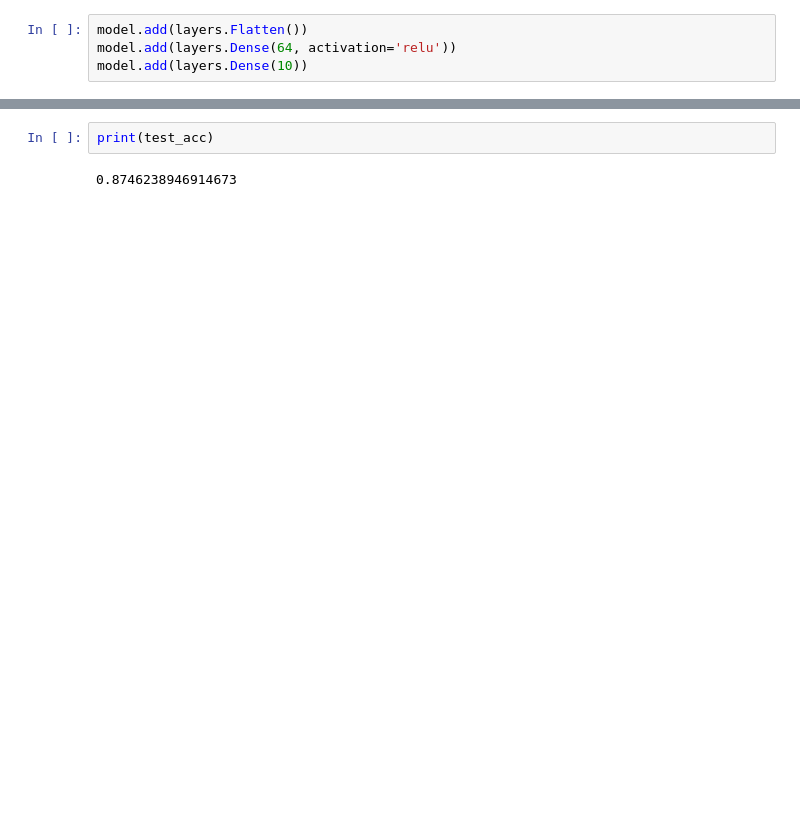
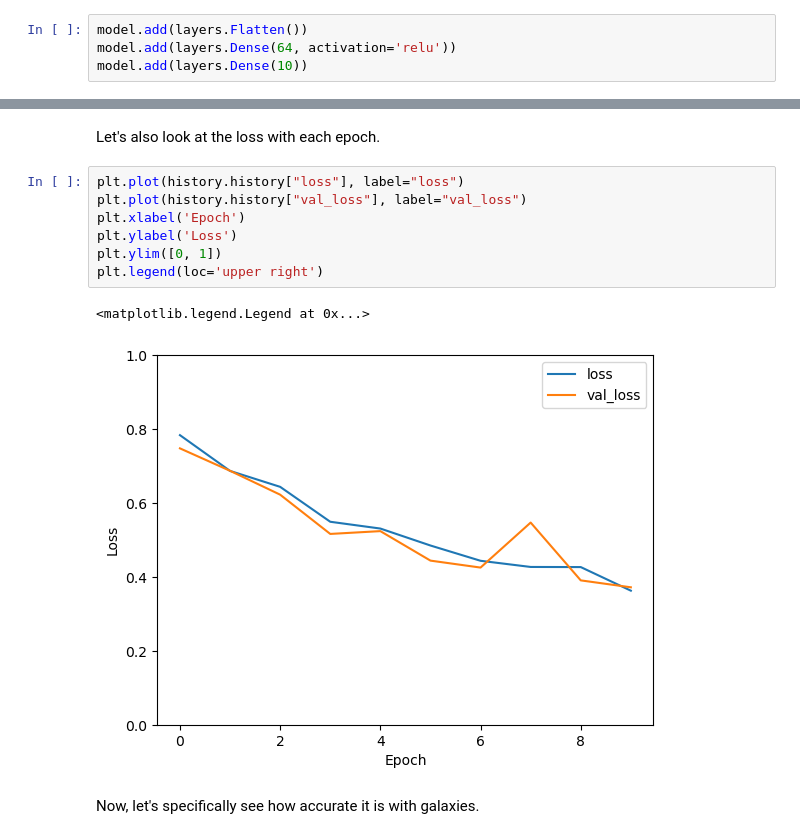
Before and after one commit to pavalos6401/ml-term-project, a Jupyter notebook: cnn.ipynb, the cells around one changed output, grey strips where cells are left out. Drawn from its saved outputs; the diff is of its cells as text; blank space fills up the shorter version.

```diff
--- a/cnn.ipynb
+++ b/cnn.ipynb
@@ -118,5 +212,15 @@ test_loss, test_acc = model.evaluate(X_test, y_test, verbose=2)
-# %%
-print(test_acc)
-# %% [output]
-0.8746238946914673
+# %% [markdown]
+Let's also look at the loss with each epoch.
+# %%
+plt.plot(history.history["loss"], label="loss")
+plt.plot(history.history["val_loss"], label="val_loss")
+plt.xlabel('Epoch')
+plt.ylabel('Loss')
+plt.ylim([0, 1])
+plt.legend(loc='upper right')
+# %% [output]
+<matplotlib.legend.Legend at 0x...>
+[figure, added]
+# %% [markdown]
+Now, let's specifically see how accurate it is with galaxies.
 # %%
```
Also changed, not shown: parts of 27 cells of this notebook.
